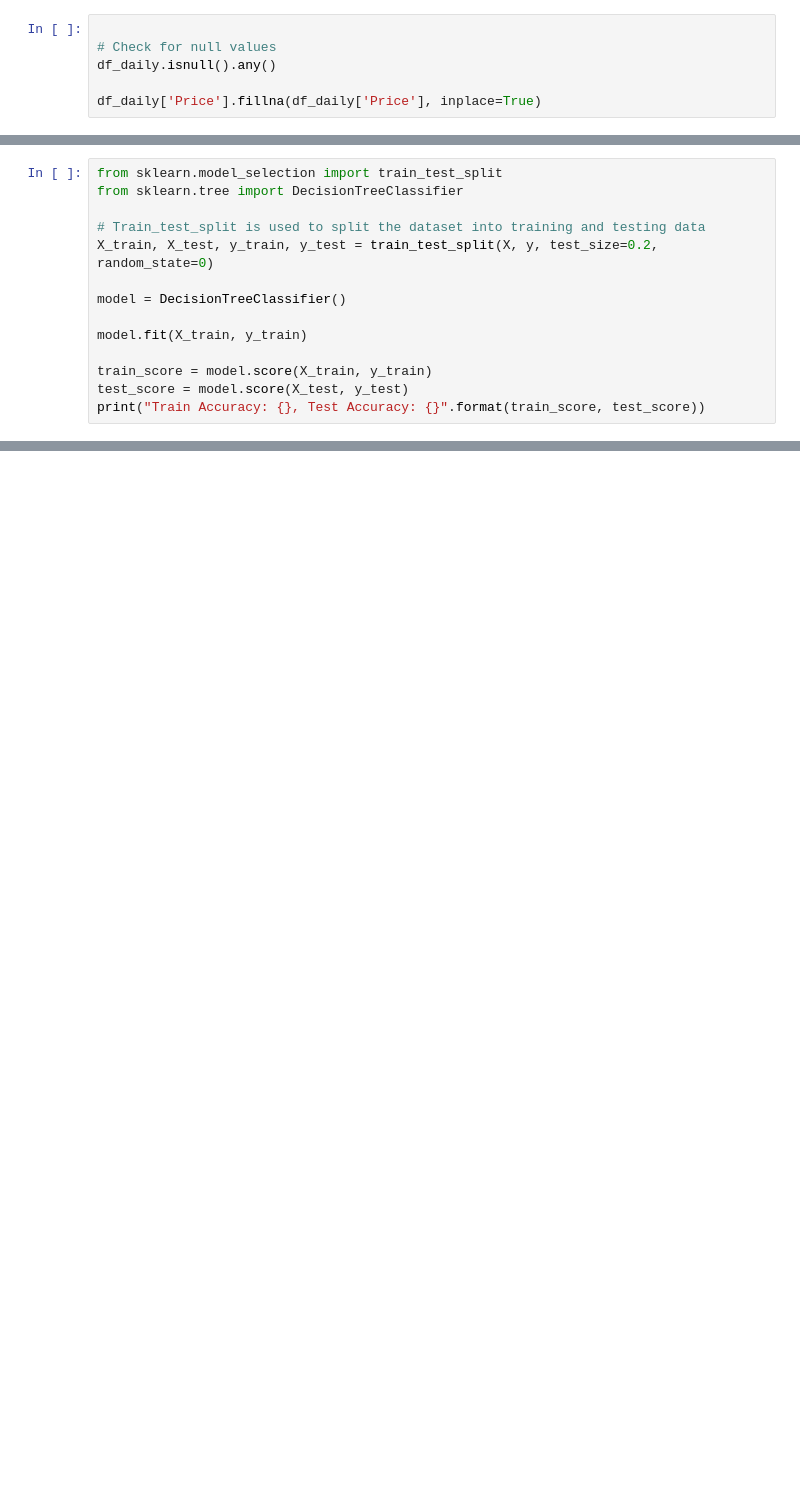
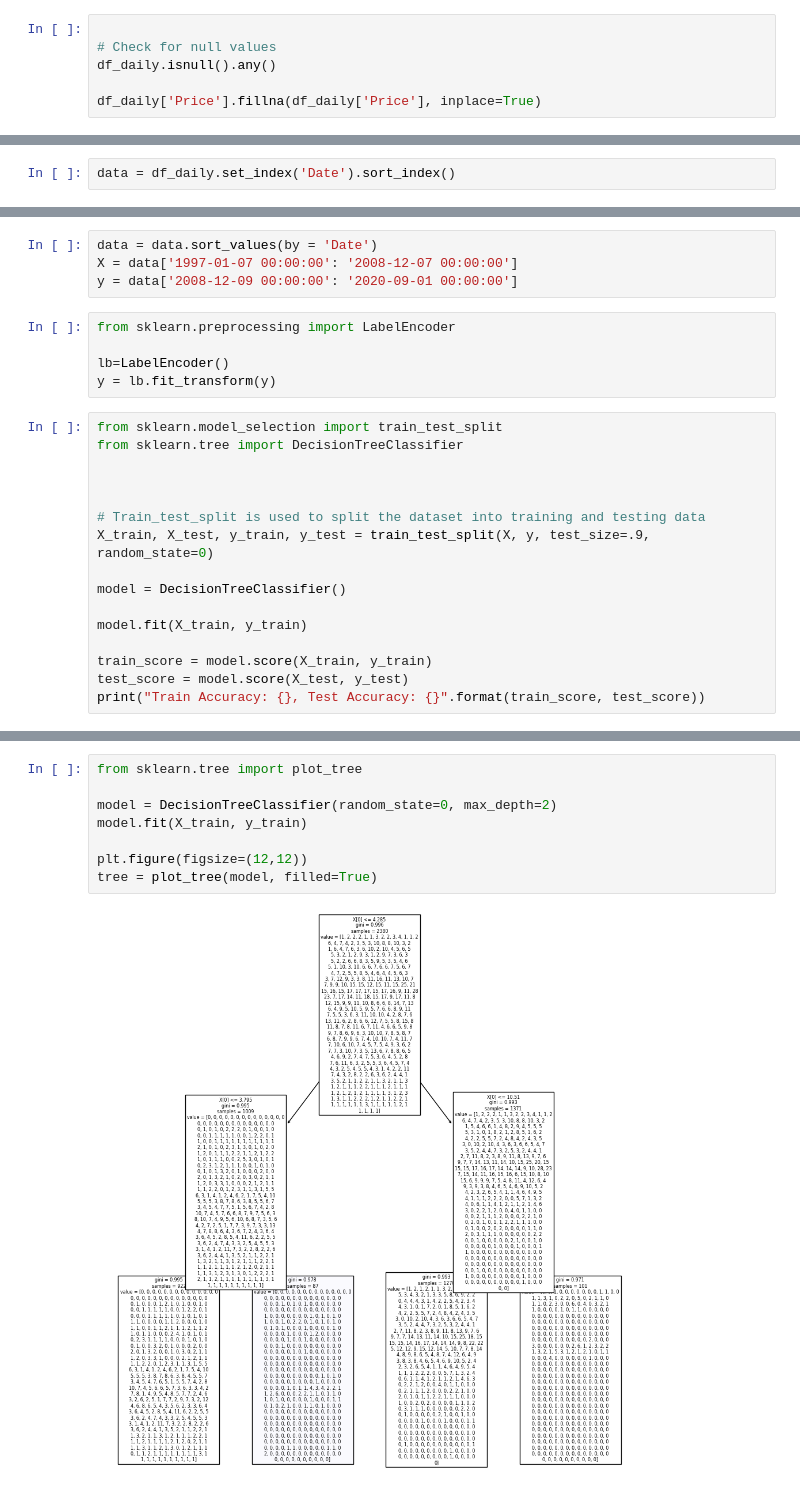
Before and after one commit to arobinson0227/MLProject, a Jupyter notebook: NaturalGasPrediction.ipynb, the cells around one changed output, grey strips where cells are left out. Cells and saved outputs as stored; diff of their text form; blank space fills up the shorter version.

```diff
--- a/NaturalGasPrediction.ipynb
+++ b/NaturalGasPrediction.ipynb
@@ -49,0 +112,2 @@ sns.lineplot(x='day', y='Price', data =df_daily, color='blue')
+# %%
+data = df_daily.set_index('Date').sort_index()
@@ -50,9 +120,20 @@ sns.lineplot(x='day', y='Price', data =df_daily, color='blue')
+# %%
+data = data.sort_values(by = 'Date')
+X = data['1997-01-07 00:00:00': '2008-12-07 00:00:00']
+y = data['2008-12-09 00:00:00': '2020-09-01 00:00:00']
+# %%
+from sklearn.preprocessing import LabelEncoder
+
+lb=LabelEncoder()
+y = lb.fit_transform(y)
 # %%
 from sklearn.model_selection import train_test_split
 from sklearn.tree import DecisionTreeClassifier
 
+
+
 # Train_test_split is used to split the dataset into training and testing data
-X_train, X_test, y_train, y_test = train_test_split(X, y, test_size=0.2, random_state=0)
+X_train, X_test, y_train, y_test = train_test_split(X, y, test_size=.9, random_state=0)
 
 model = DecisionTreeClassifier()
 
@@ -66,3 +152,13 @@ daily_predict = model.predict(X_test)
+# %%
+from sklearn.tree import plot_tree
+
+model = DecisionTreeClassifier(random_state=0, max_depth=2)
+model.fit(X_train, y_train)
+
+plt.figure(figsize=(12,12))
+tree = plot_tree(model, filled=True)
+# %% [output]
+[figure, added]
 # %%
 from sklearn.ensemble import RandomForestClassifier
 
```
Also changed, not shown: parts of 15 cells of this notebook.
